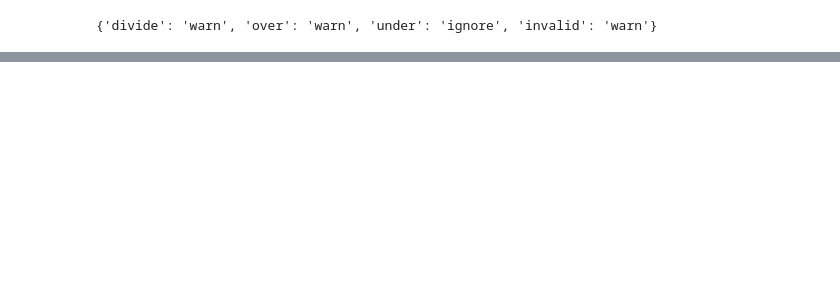
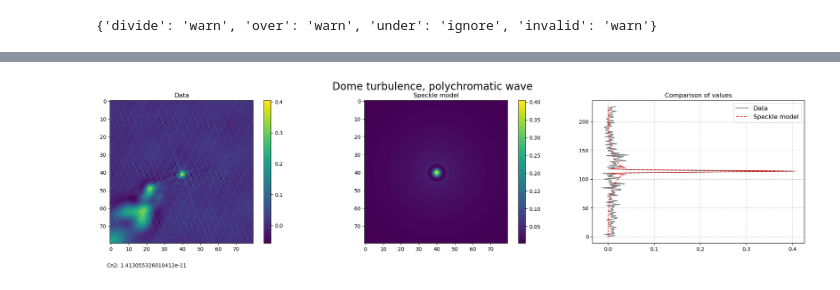
Before and after one commit to AntonMate/domecam, a Jupyter notebook: draft.ipynb, the cells around one changed output, grey strips where cells are left out. Cells and saved outputs as stored; diff of their text form; code cells hidden in the pictures; blank space fills up the shorter version.

```diff
--- a/draft.ipynb
+++ b/draft.ipynb
@@ -355,0 +332,4 @@ Text(0.5, 0.98, 'Полихроматический случай')
+# %%
+dome_turbulence(window_zoom=40, data_corr=data_corr, wave_type='poly') # Type of wave: 'poly' or 'mono'
+# %% [output]
+[figure, added]
```
Also changed, not shown: parts of 12 cells of this notebook, 1 other file.
